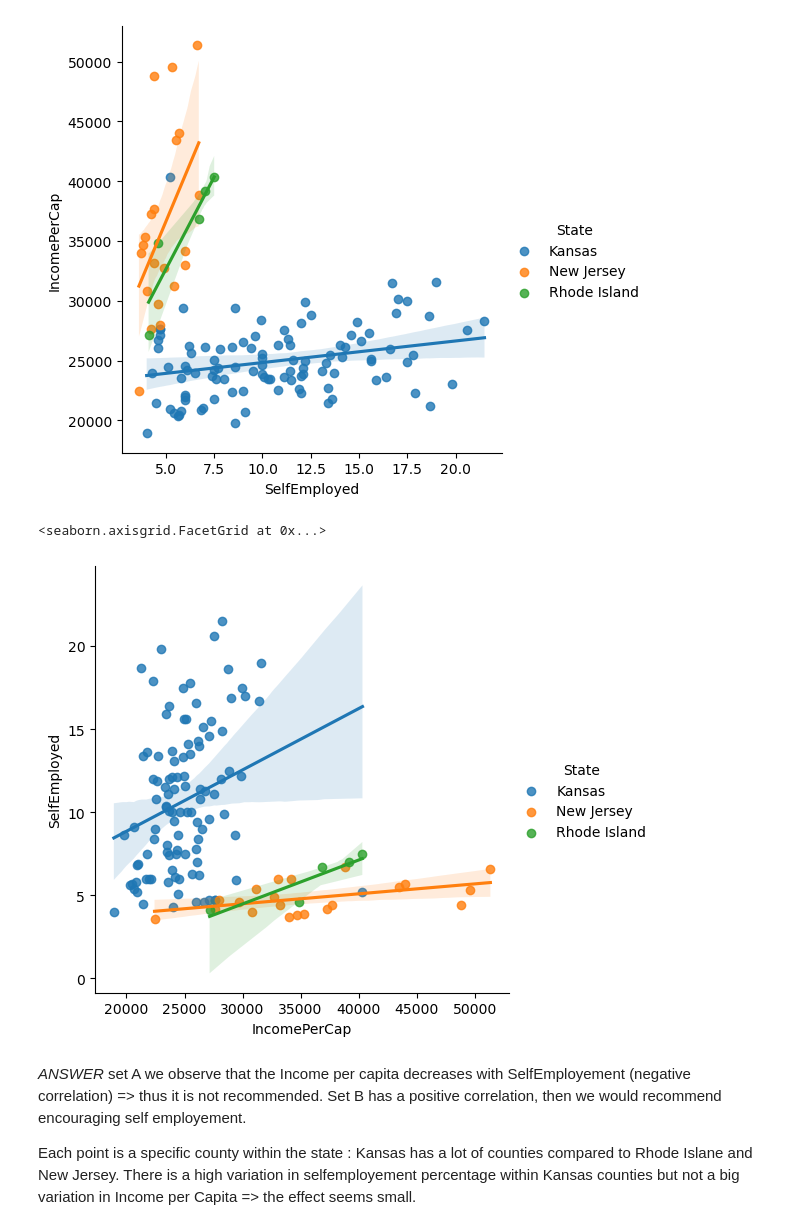
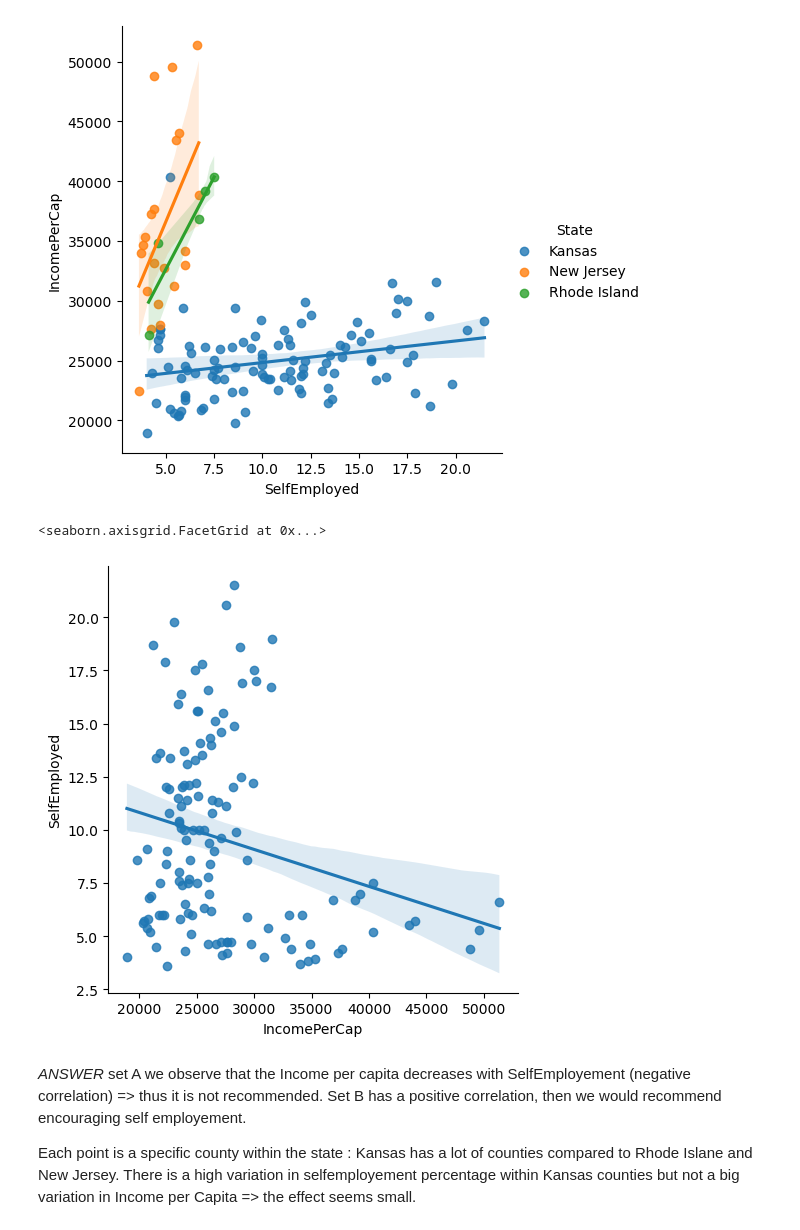
Before and after one commit to sobsun/ada_storage, a Jupyter notebook: Tutorials/03 - Describing data/Describing_data_exercise.ipynb, the cells around one changed output. Drawn from its saved outputs; the diff is of its cells as text; code cells hidden in the pictures.

```diff
--- a/Tutorials/03 - Describing data/Describing_data_exercise.ipynb
+++ b/Tutorials/03 - Describing data/Describing_data_exercise.ipynb
@@ -248,14 +248,14 @@ PearsonRResult(statistic=-0.2322214134608569, pvalue=0.007607493042857402)
 <seaborn.axisgrid.FacetGrid at 0x...>
 [figure]
 # %%
-sns.lmplot(data = setB, x="IncomePerCap", y="SelfEmployed", hue="State")
+sns.lmplot(data = setB, x="IncomePerCap", y="SelfEmployed")
 # add confidence to the results
 #sns.barplot(x="State", y="IncomePerCap", data=setB)
 #sns.barplot(x="State", y="IncomePerCap", data=setA)
 #how do you add confidence intervals on scatter plots ?
 # %% [output]
 <seaborn.axisgrid.FacetGrid at 0x...>
-[figure, old version]
+[figure, new version]
 # %% [markdown]
 _ANSWER_
 set A we observe that the Income per capita decreases with SelfEmployement (negative correlation) => thus it is not recommended. Set B has a positive correlation, then we would recommend encouraging self employement.
```
Also changed, not shown: parts of 2 cells of this notebook, 1 other file.
